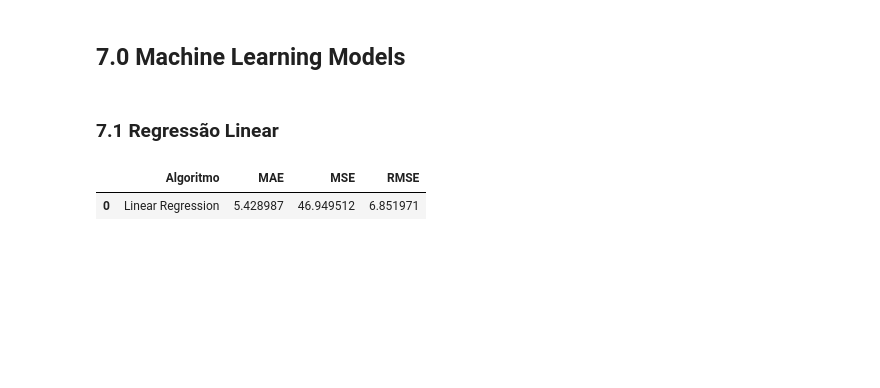
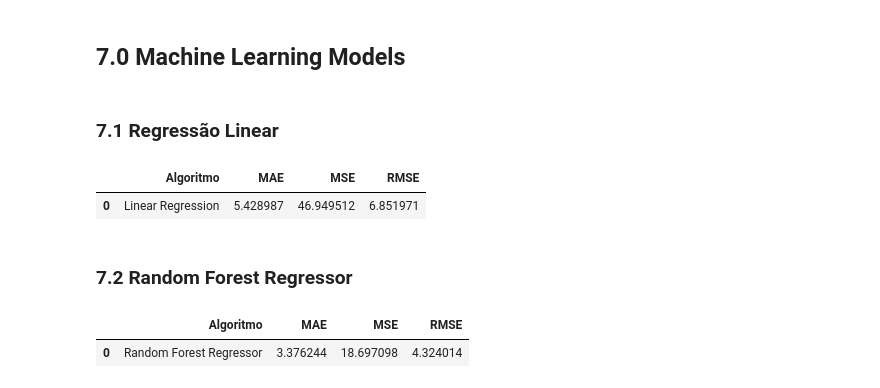
Before and after one commit to samantasobral/projeto_integrador_2, a Jupyter notebook: notebooks/Delivery.ipynb, the cells around one changed output. Drawn from its saved outputs; the diff is of its cells as text; code cells hidden in the pictures; blank space fills up the shorter version.

Commit message:
feature: modelagem random forest

```diff
--- a/notebooks/Delivery.ipynb
+++ b/notebooks/Delivery.ipynb
@@ -814,3 +815,20 @@ calculate_regression_metrics('Linear Regression', np.expm1(y_test), np.expm1(y_p
 # %% [output]
 |  | Algoritmo | MAE | MSE | RMSE |
 | 0 | Linear Regression | 5.428987 | 46.949512 | 6.851971 |
+# %% [markdown]
+### 7.2 Random Forest Regressor
+# %%
+#definiindo o modelo:
+rf = RandomForestRegressor()
+
+#treinamento:
+rf.fit(X_train, y_train)
+
+#previsões:
+y_pred = rf.predict(X_test)
+# %%
+metricas_rf = calculate_regression_metrics('Random Forest Regressor', np.expm1(y_test), np.expm1(y_pred))
+metricas_rf
+# %% [output]
+|  | Algoritmo | MAE | MSE | RMSE |
+| 0 | Random Forest Regressor | 3.376244 | 18.697098 | 4.324014 |
```
Also changed, not shown: parts of 3 cells of this notebook.
